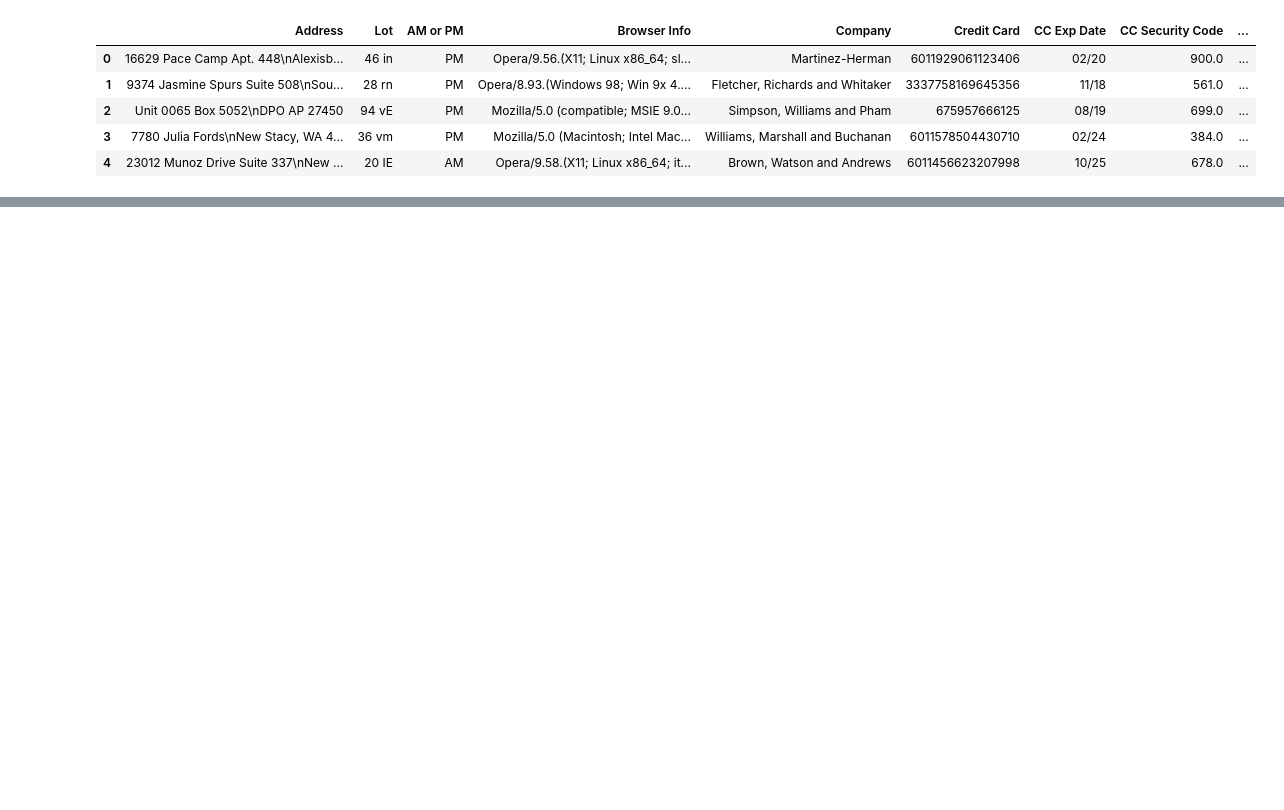
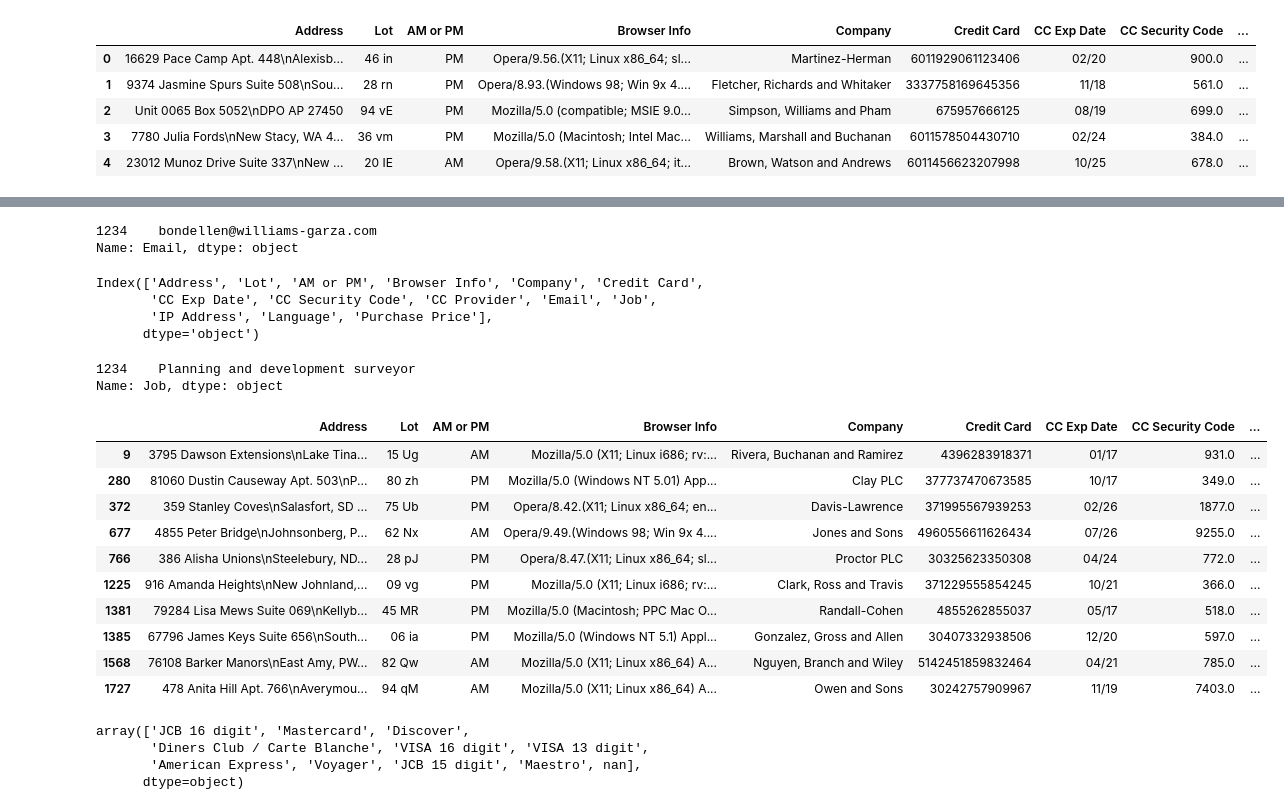
Before and after one commit to roblivesinottawa/ecommerce_analysis, a Jupyter notebook: ecommerce_analysis.ipynb, the cells around one changed output, grey strips where cells are left out. Cells and saved outputs as stored; diff of their text form; code cells hidden in the pictures; blank space fills up the shorter version.

```diff
--- a/ecommerce_analysis.ipynb
+++ b/ecommerce_analysis.ipynb
@@ -17,0 +160,39 @@ df.head()
+# %%
+df[df['Credit Card'] == 4926535242672853].Email
+# %% [output]
+1234    bondellen@williams-garza.com
+Name: Email, dtype: object
+# %%
+df.columns
+# %% [output]
+Index(['Address', 'Lot', 'AM or PM', 'Browser Info', 'Company', 'Credit Card',
+       'CC Exp Date', 'CC Security Code', 'CC Provider', 'Email', 'Job',
+       'IP Address', 'Language', 'Purchase Price'],
+      dtype='object')
+# %%
+df[df['Credit Card'] == 4926535242672853].Job
+# %% [output]
+1234    Planning and development surveyor
+Name: Job, dtype: object
+# %%
+# get a list of everyone who have made a purchase above 95 and whose credit card provider is 'American Express'
+df[(df['CC Provider'] == 'American Express') & (df['Purchase Price'] > 95)]
+# %% [output]
+|  | Address | Lot | AM or PM | Browser Info | Company | Credit Card | CC Exp Date | CC Security Code | ... |
+| 9 | 3795 Dawson Extensions\nLake Tina... | 15 Ug | AM | Mozilla/5.0 (X11; Linux i686; rv:... | Rivera, Buchanan and Ramirez | 4396283918371 | 01/17 | 931.0 | ... |
+| 280 | 81060 Dustin Causeway Apt. 503\nP... | 80 zh | PM | Mozilla/5.0 (Windows NT 5.01) App... | Clay PLC | 377737470673585 | 10/17 | 349.0 | ... |
+| 372 | 359 Stanley Coves\nSalasfort, SD ... | 75 Ub | PM | Opera/8.42.(X11; Linux x86_64; en... | Davis-Lawrence | 371995567939253 | 02/26 | 1877.0 | ... |
+| 677 | 4855 Peter Bridge\nJohnsonberg, P... | 62 Nx | AM | Opera/9.49.(Windows 98; Win 9x 4.... | Jones and Sons | 4960556611626434 | 07/26 | 9255.0 | ... |
+| 766 | 386 Alisha Unions\nSteelebury, ND... | 28 pJ | PM | Opera/8.47.(X11; Linux x86_64; sl... | Proctor PLC | 30325623350308 | 04/24 | 772.0 | ... |
+| 1225 | 916 Amanda Heights\nNew Johnland,... | 09 vg | PM | Mozilla/5.0 (X11; Linux i686; rv:... | Clark, Ross and Travis | 371229555854245 | 10/21 | 366.0 | ... |
+| 1381 | 79284 Lisa Mews Suite 069\nKellyb... | 45 MR | PM | Mozilla/5.0 (Macintosh; PPC Mac O... | Randall-Cohen | 4855262855037 | 05/17 | 518.0 | ... |
+| 1385 | 67796 James Keys Suite 656\nSouth... | 06 ia | PM | Mozilla/5.0 (Windows NT 5.1) Appl... | Gonzalez, Gross and Allen | 30407332938506 | 12/20 | 597.0 | ... |
+| 1568 | 76108 Barker Manors\nEast Amy, PW... | 82 Qw | AM | Mozilla/5.0 (X11; Linux x86_64) A... | Nguyen, Branch and Wiley | 5142451859832464 | 04/21 | 785.0 | ... |
+| 1727 | 478 Anita Hill Apt. 766\nAverymou... | 94 qM | AM | Mozilla/5.0 (X11; Linux x86_64) A... | Owen and Sons | 30242757909967 | 11/19 | 7403.0 | ... |
+# %%
+df['CC Provider'].unique()
+# %% [output]
+array(['JCB 16 digit', 'Mastercard', 'Discover',
+       'Diners Club / Carte Blanche', 'VISA 16 digit', 'VISA 13 digit',
+       'American Express', 'Voyager', 'JCB 15 digit', 'Maestro', nan],
+      dtype=object)
```
Also changed, not shown: parts of 14 cells of this notebook.
